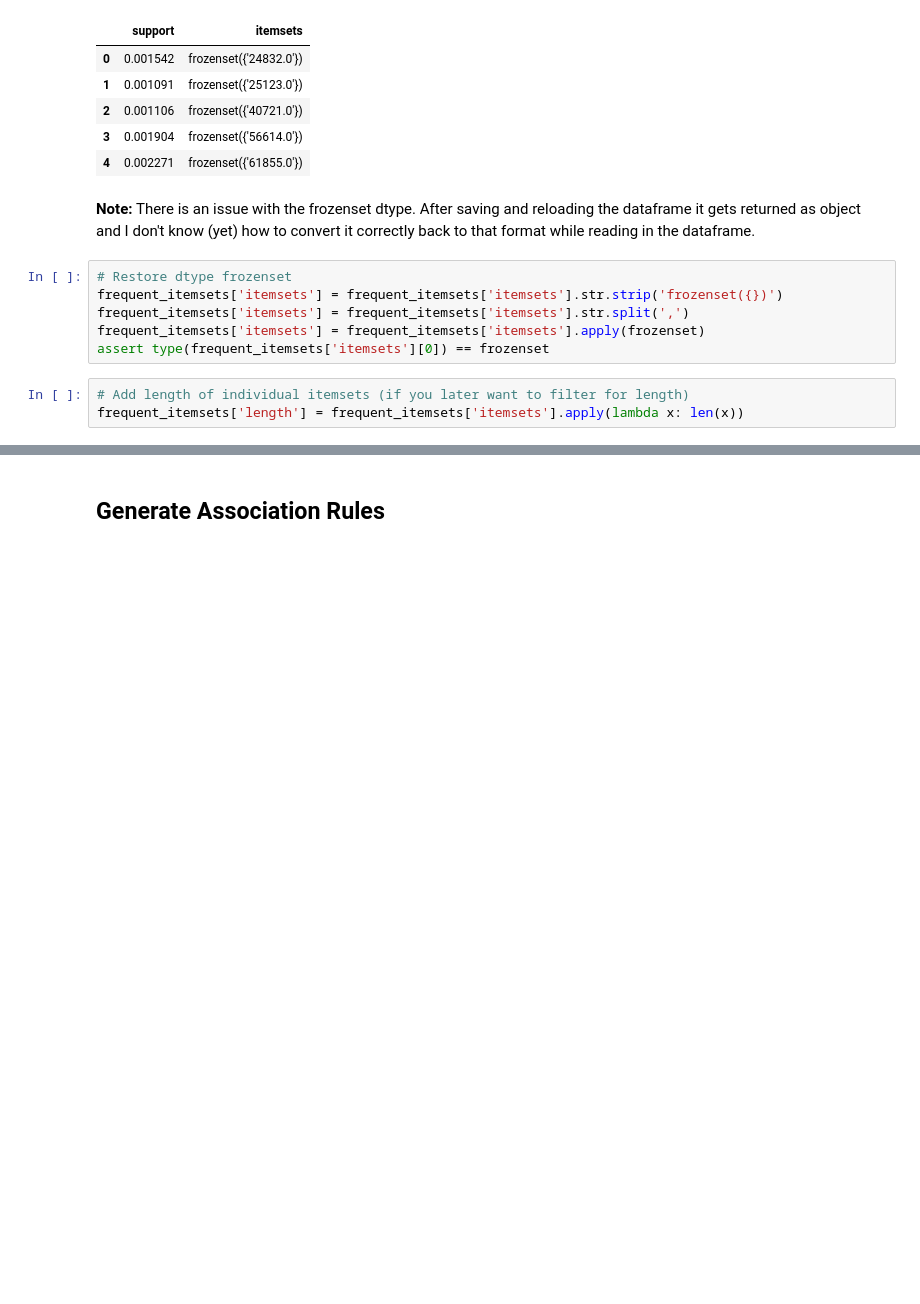
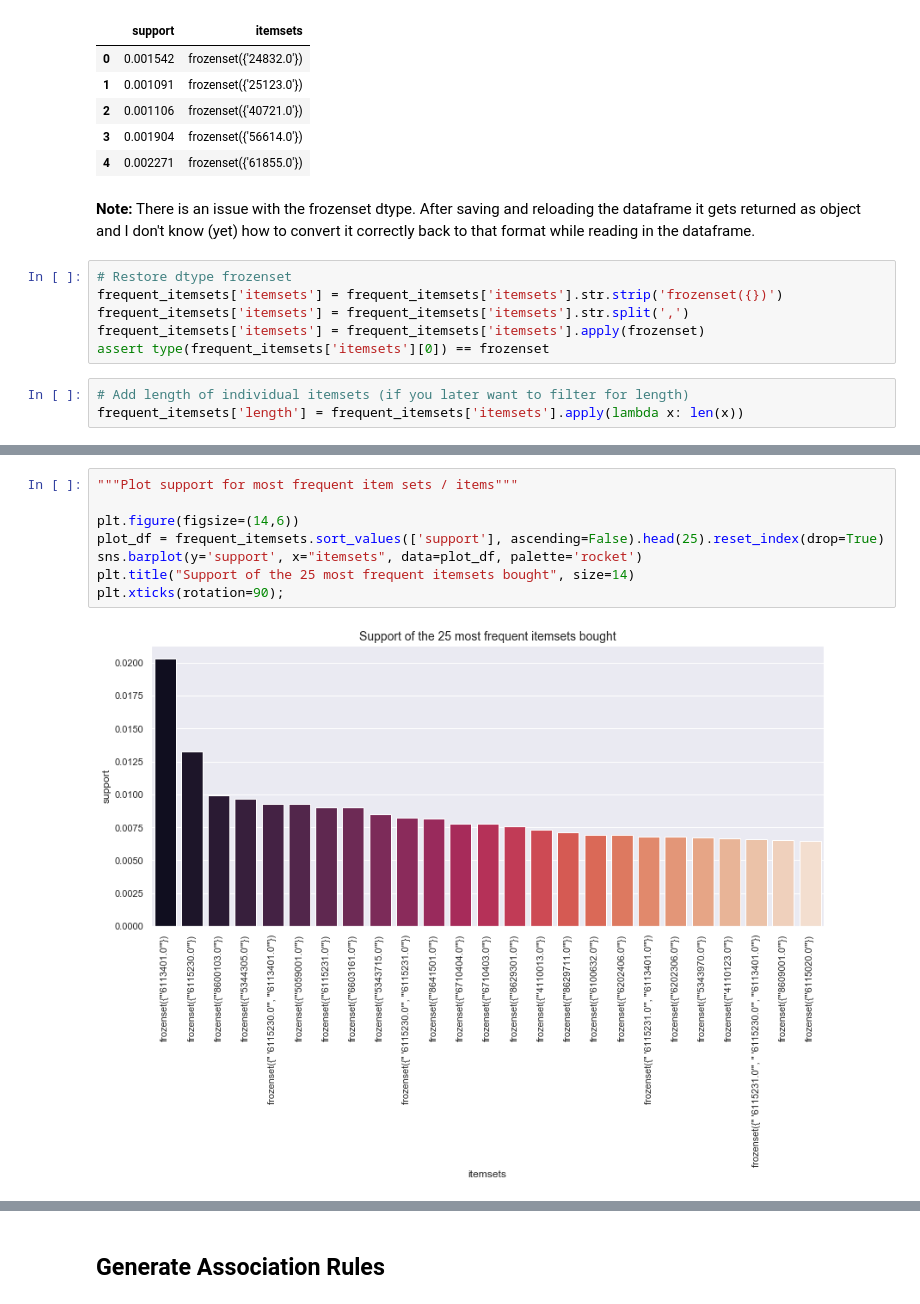
Before and after one commit to rbuerki/projects-ml, a Jupyter notebook: association_rules_mining/2-Association-Rules_apriori_with_MLxtend_library.ipynb, the cells around one changed output, grey strips where cells are left out. Saved outputs shown, nothing was run; the diff lists cells and outputs as text; blank space fills up the shorter version.

Commit message:
FEAT: add support plot

```diff
--- a/association_rules_mining/2-Association-Rules_apriori_with_MLxtend_library.ipynb
+++ b/association_rules_mining/2-Association-Rules_apriori_with_MLxtend_library.ipynb
@@ -191,0 +193,10 @@ Of those, number of sets with more than 1 item: 182
+# %%
+"""Plot support for most frequent item sets / items"""
+
+plt.figure(figsize=(14,6))
+plot_df = frequent_itemsets.sort_values(['support'], ascending=False).head(25).reset_index(drop=True)
+sns.barplot(y='support', x="itemsets", data=plot_df, palette='rocket')
+plt.title("Support of the 25 most frequent itemsets bought", size=14)
+plt.xticks(rotation=90);
+# %% [output]
+[figure, added]
```
Also changed, not shown: parts of 5 cells of this notebook.
